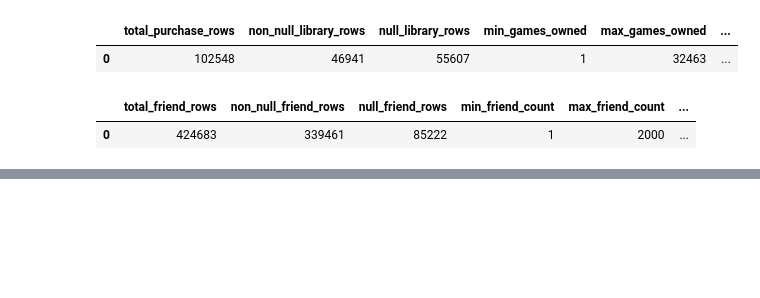
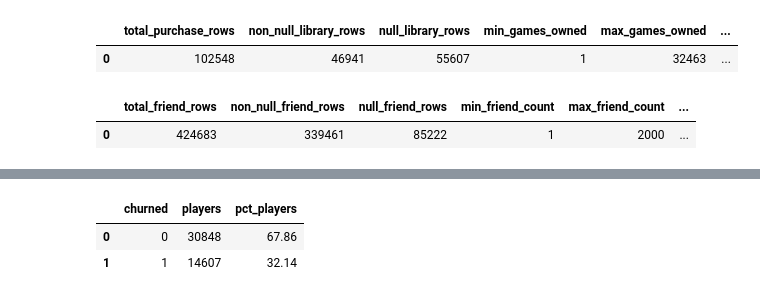
Before and after one commit to Spinny149/steam-engagement-analysis, a Jupyter notebook: notebooks/03_analytical_dataset_design.ipynb, the cells around one changed output, grey strips where cells are left out. Drawn from its saved outputs; the diff is of its cells as text; code cells hidden in the pictures; blank space fills up the shorter version.

```diff
--- a/notebooks/03_analytical_dataset_design.ipynb
+++ b/notebooks/03_analytical_dataset_design.ipynb
@@ -405,0 +498,90 @@ friends_cardinality.to_csv(
+# %%
+query = """
+WITH valid_history AS (
+    SELECT
+        player_id,
+        achievement_id,
+        date_acquired
+    FROM steam.history
+    WHERE date_acquired >= DATE '2008-01-01'
+),
+
+dataset_end AS (
+    SELECT
+        MAX(date_acquired) AS dataset_end_date
+    FROM valid_history
+),
+
+player_activity AS (
+    SELECT
+        vh.player_id,
+        MIN(vh.date_acquired) AS first_activity_date,
+        MAX(vh.date_acquired) AS last_activity_date,
+        COUNT(*) AS total_achievements_unlocked,
+        COUNT(DISTINCT a.game_id) AS games_with_activity,
+        DATE_PART('day', MAX(vh.date_acquired) - MIN(vh.date_acquired)) AS active_days
+    FROM valid_history vh
+    LEFT JOIN steam.achievements a
+        ON vh.achievement_id = a.achievement_id
+    GROUP BY vh.player_id
+),
+
+purchases AS (
+    SELECT
+        player_id,
+        CARDINALITY(library) AS games_owned
+    FROM steam.purchased_games
+),
+
+friends_cnt AS (
+    SELECT
+        player_id,
+        CARDINALITY(friends) AS friend_count
+    FROM steam.friends
+),
+
+player_engagement_base AS (
+    SELECT
+        act.player_id,
+        p.country,
+        p.created AS account_created_date,
+        act.first_activity_date,
+        act.last_activity_date,
+        act.active_days,
+        act.total_achievements_unlocked,
+        act.games_with_activity,
+        COALESCE(pu.games_owned, 0) AS games_owned,
+        COALESCE(f.friend_count, 0) AS friend_count,
+        de.dataset_end_date,
+        de.dataset_end_date - INTERVAL '180 days' AS churn_cutoff_date,
+        CASE
+            WHEN act.last_activity_date < de.dataset_end_date - INTERVAL '180 days'
+            THEN 1
+            ELSE 0
+        END AS churned
+    FROM player_activity act
+    LEFT JOIN steam.players p
+        ON act.player_id = p.player_id
+    LEFT JOIN purchases pu
+        ON act.player_id = pu.player_id
+    LEFT JOIN friends_cnt f
+        ON act.player_id = f.player_id
+    CROSS JOIN dataset_end de
+)
+
+SELECT
+    churned,
+    COUNT(*) AS players,
+    ROUND(COUNT(*) * 100.0 / SUM(COUNT(*)) OVER (), 2) AS pct_players
+FROM player_engagement_base
+GROUP BY churned
+ORDER BY churned;
+"""
+
+churn_distribution = pd.read_sql(query, engine)
+
+churn_distribution.head()
+# %% [output]
+|  | churned | players | pct_players |
+| 0 | 0 | 30848 | 67.86 |
+| 1 | 1 | 14607 | 32.14 |
```
Also changed, not shown: parts of 14 cells of this notebook.
